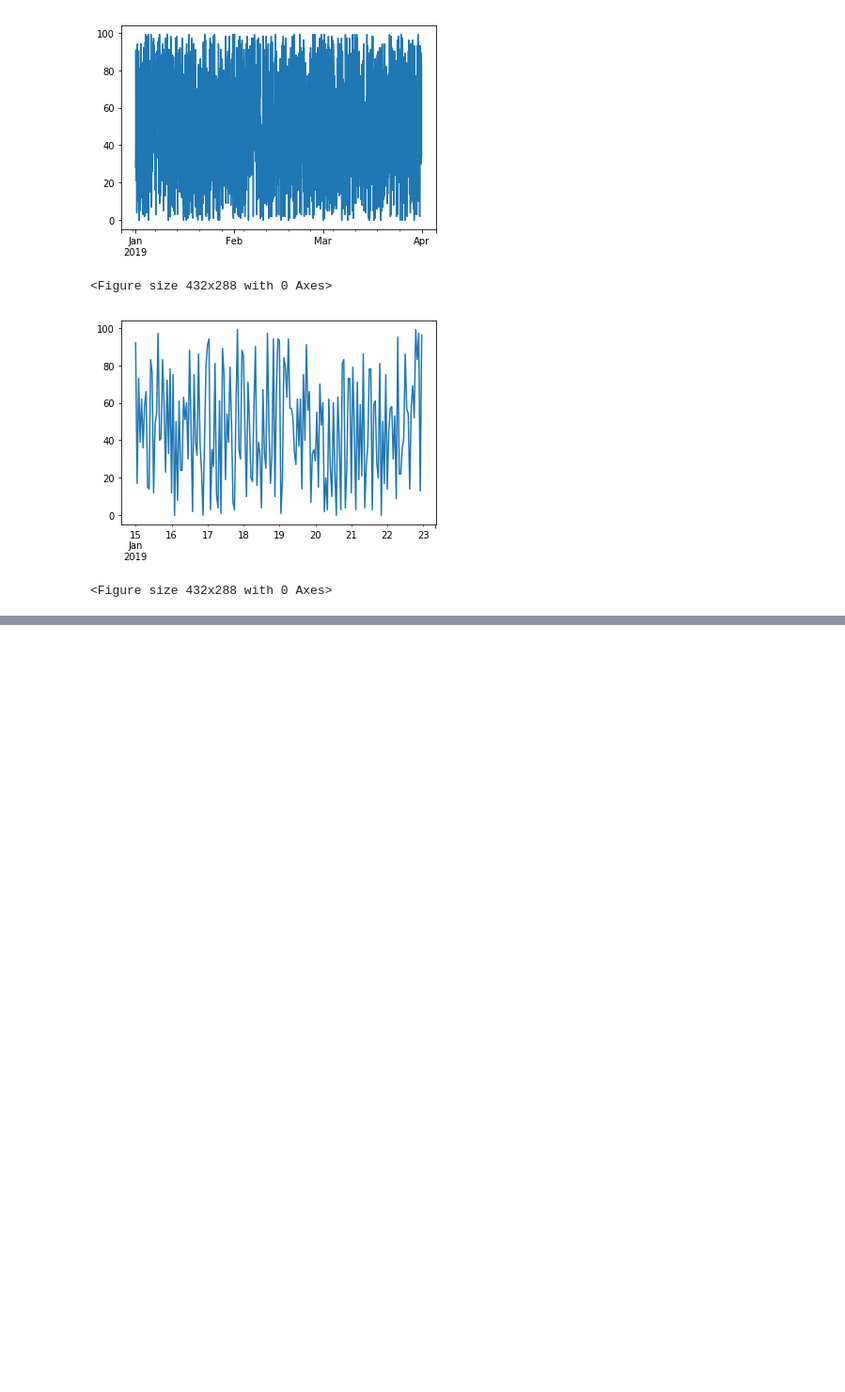
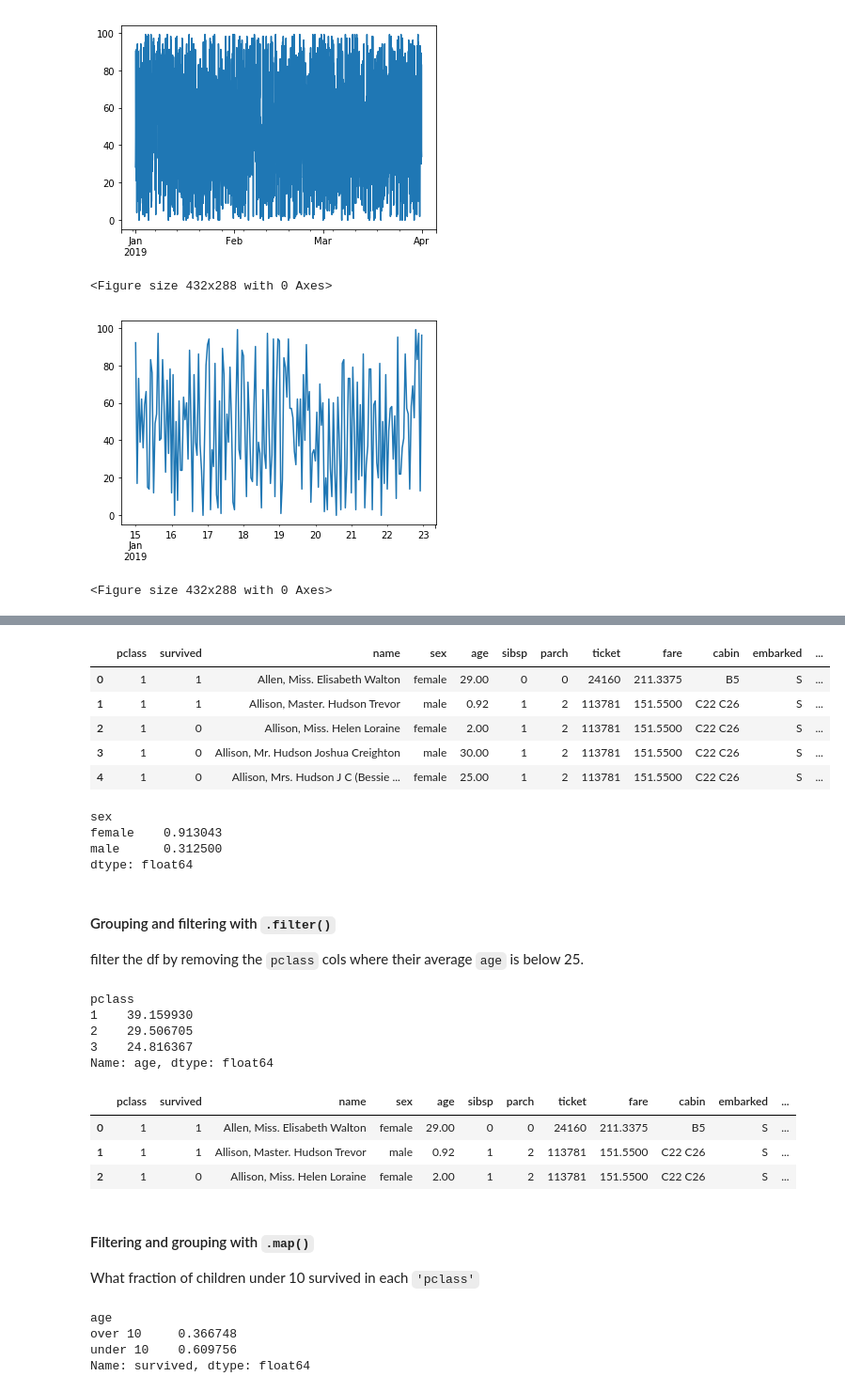
Before and after one commit to mfkabdelnaby/data-science, a Jupyter notebook: pandas.ipynb, the cells around one changed output, grey strips where cells are left out. Shown: that part at 94% size. Drawn from its saved outputs; the diff is of its cells as text; code cells hidden in the pictures; blank space fills up the shorter version.

Commit message:
added groupby section in pandas

```diff
--- a/pandas.ipynb
+++ b/pandas.ipynb
@@ -1795,0 +2076,10 @@ plt.clf()
+# %%
+titanic = pd.read_csv("datasets/titanic.csv")
+titanic.head()
+# %% [output]
+|  | pclass | survived | name | sex | age | sibsp | parch | ticket | fare | cabin | embarked | ... |
+| 0 | 1 | 1 | Allen, Miss. Elisabeth Walton | female | 29.00 | 0 | 0 | 24160 | 211.3375 | B5 | S | ... |
+| 1 | 1 | 1 | Allison, Master. Hudson Trevor | male | 0.92 | 1 | 2 | 113781 | 151.5500 | C22 C26 | S | ... |
+| 2 | 1 | 0 | Allison, Miss. Helen Loraine | female | 2.00 | 1 | 2 | 113781 | 151.5500 | C22 C26 | S | ... |
+| 3 | 1 | 0 | Allison, Mr. Hudson Joshua Creighton | male | 30.00 | 1 | 2 | 113781 | 151.5500 | C22 C26 | S | ... |
+| 4 | 1 | 0 | Allison, Mrs. Hudson J C (Bessie ... | female | 25.00 | 1 | 2 | 113781 | 151.5500 | C22 C26 | S | ... |
@@ -1795,0 +2093,44 @@ plt.clf()
+# %%
+# Create a groupby object using titanic over the 'sex' column: by_sex
+titanic.groupby('sex').apply(c_deck_survival)
+# %% [output]
+sex
+female    0.913043
+male      0.312500
+dtype: float64
+# %% [markdown]
+#### Grouping and filtering with `.filter()`
+
+filter the df by removing the `pclass` cols where their average `age` is below 25.
+# %%
+titanic.groupby('pclass')['age'].mean()
+
+# so pclass = 3 is removed
+# %% [output]
+pclass
+1    39.159930
+2    29.506705
+3    24.816367
+Name: age, dtype: float64
+# %%
+titanic.groupby('pclass').filter(lambda x:x['age'].mean()>25).head(3)
+# %% [output]
+|  | pclass | survived | name | sex | age | sibsp | parch | ticket | fare | cabin | embarked | ... |
+| 0 | 1 | 1 | Allen, Miss. Elisabeth Walton | female | 29.00 | 0 | 0 | 24160 | 211.3375 | B5 | S | ... |
+| 1 | 1 | 1 | Allison, Master. Hudson Trevor | male | 0.92 | 1 | 2 | 113781 | 151.5500 | C22 C26 | S | ... |
+| 2 | 1 | 0 | Allison, Miss. Helen Loraine | female | 2.00 | 1 | 2 | 113781 | 151.5500 | C22 C26 | S | ... |
+# %% [markdown]
+#### Filtering and grouping with `.map()`
+
+What fraction of children under 10 survived in each `'pclass'`
+# %%
+# Create the Boolean Series: under10
+under10 = (titanic['age']<10).map({True:'under 10', False:'over 10'})
+
+# Group by under10 and compute the survival rate
+titanic.groupby(under10)['survived'].mean()
+# %% [output]
+age
+over 10     0.366748
+under 10    0.609756
+Name: survived, dtype: float64
```
Also changed, not shown: parts of 42 cells of this notebook, 5 other files.
